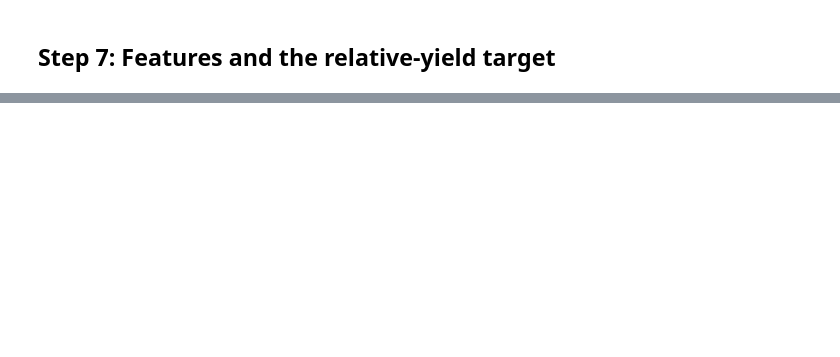
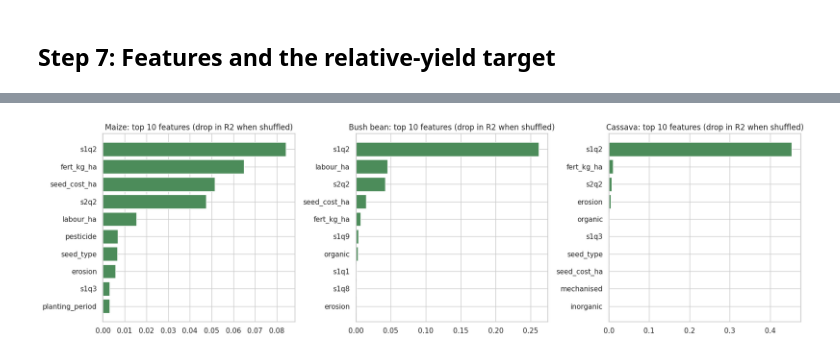
Before and after one commit to tmachingur-code/predicting-crop-yield-rwanda, a Jupyter notebook: notebooks/Predicting_Crop_Yield_Rwanda.ipynb, the cells around one changed output, grey strips where cells are left out. Drawn from its saved outputs; the diff is of its cells as text; code cells hidden in the pictures; blank space fills up the shorter version.

```diff
--- a/notebooks/Predicting_Crop_Yield_Rwanda.ipynb
+++ b/notebooks/Predicting_Crop_Yield_Rwanda.ipynb
@@ -431,0 +400,11 @@ pd.DataFrame(rows).round(3).set_index("features")
+# %%
+# Did the added features (planting, seed, fertilizer quantity, labour, mechanisation) help? Simple gradient boosting, same folds.
+rows = []
+for label, feats in {"first feature set": BASE, "final feature set": FEATURES}.items():
+    row = {"features": label}
+    for code_, name in [(1, "Maize"), (10, "Bush bean"), (9, "Cassava")]:
+        d = data[data["cropcategory"] == code_]
+        row[name] = run_cv(d, [f for f in feats if f != "cropcategory"], "simple")["test_r2"]
+    row["All crops"] = run_cv(data, feats, "simple")["test_r2"]
+    rows.append(row)
+pd.DataFrame(rows).round(3).set_index("features")
@@ -431,0 +420,21 @@ pd.DataFrame(rows).round(3).set_index("features")
+# %%
+def run_cls(d, features, n_splits=5):
+    d = d.reset_index(drop=True)
+    pred, truth, majority = (np.full(len(d), -1) for _ in range(3))
+    for tr, te in GroupKFold(n_splits).split(d, groups=d["segment_id"]):
+        dtr, dte = d.iloc[tr], d.iloc[te]
+        y_tr, y_te, _, _ = make_target(dtr, dte)
+        lab_tr, lab_te = (y_tr > 0).astype(int), (y_te > 0).astype(int)
+        m = HistGradientBoostingClassifier(max_iter=150, learning_rate=0.05, max_depth=4, min_samples_leaf=50,
+                                           categorical_features=[f in CATEGORICAL for f in features],
+                                           random_state=RANDOM_STATE).fit(dtr[features], lab_tr)
+        pred[te], truth[te], majority[te] = m.predict(dte[features]), lab_te.values, int(lab_tr.mean() >= 0.5)
+    return truth, pred, majority
+
+rows = []
+for code_, name in [(1, "Maize"), (10, "Bush bean"), (9, "Cassava")]:
+    d = data[data["cropcategory"] == code_]
+    truth, pred, maj = run_cls(d, FEATS_NOCROP)
+    rows.append(dict(crop=name, n=len(d), accuracy=accuracy_score(truth, pred), baseline_accuracy=accuracy_score(truth, maj),
+                     F1=f1_score(truth, pred), baseline_F1=f1_score(truth, maj, zero_division=0)))
+pd.DataFrame(rows).round(3)
@@ -431,0 +510,12 @@ pd.DataFrame(rows).round(3).set_index("features")
+# %%
+fig, axes = plt.subplots(1, 3, figsize=(17, 5))
+for ax, (code_, name) in zip(axes, [(1, "Maize"), (10, "Bush bean"), (9, "Cassava")]):
+    f = final[code_]; h = f["hold"]; ok = f["y_hold"].notna()
+    pi = permutation_importance(f["model"], h.loc[ok, FEATS_NOCROP], f["y_hold"][ok],
+                                n_repeats=10, random_state=RANDOM_STATE, scoring="r2")
+    imp = pd.Series(pi.importances_mean, index=FEATS_NOCROP).sort_values().tail(10)
+    ax.barh(imp.index, imp.values, color="#4C8C5A")
+    ax.set_title(f"{name}: top 10 features (drop in R2 when shuffled)")
+plt.tight_layout(); plt.show()
+# %% [output]
+[figure, added]
```
Also changed, not shown: parts of 47 cells of this notebook.
